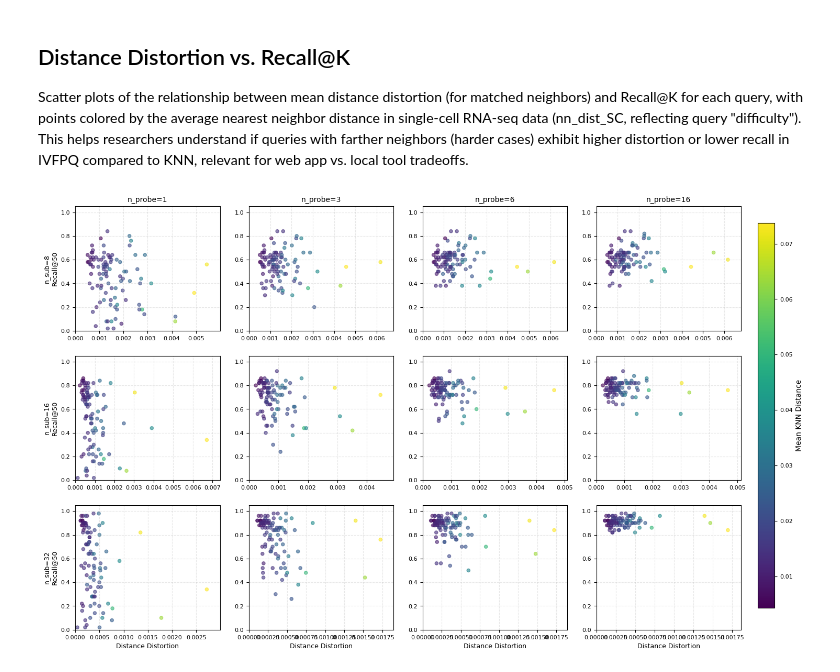
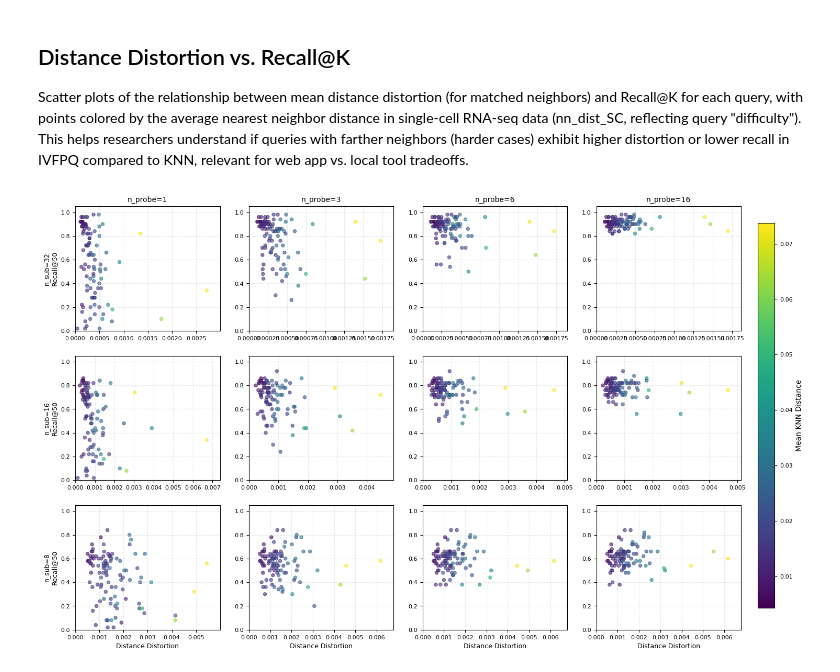
Before and after one commit to braingeneers/cytoverse, a Jupyter notebook: notebooks/analysis.ipynb, the cells around one changed output. Saved outputs shown, nothing was run; the diff lists cells and outputs as text; code cells hidden in the pictures.

Commit message:
Change direction of existing figure 4 so best is upper right

```diff
--- a/notebooks/analysis.ipynb
+++ b/notebooks/analysis.ipynb
@@ -1332,7 +1336,7 @@ def plot_distortion_vs_recall(
 ):
     """
     Generate scatter plots of mean distance distortion vs. Recall@K per query in a grid layout.
-    n_probe increases horizontally, n_sub increases vertically.
+    n_probe increases horizontally, n_sub increases vertically (reversed so highest n_sub is at top).
     Points are colored by nn_dist_SC (mean KNN distance per query).
     """
     # Compute nn_dist_SC (mean KNN distance per query)
@@ -1357,7 +1361,7 @@ def plot_distortion_vs_recall(
     # Track global min/max for consistent color scale
     vmin, vmax = nn_dist_SC.min(), nn_dist_SC.max()
 
-    for i, n_sub in enumerate(n_subs):
+    for i, n_sub in enumerate(reversed(n_subs)):
         for j, n_probe in enumerate(n_probes):
             ax = axes[i, j]
             key = (n_sub, n_probe)
@@ -1411,31 +1415,31 @@ def plot_distortion_vs_recall(
             ax.tick_params(labelsize=8)
 
     # Add single colorbar for all subplots
     fig.subplots_adjust(right=0.92)
     cbar_ax = fig.add_axes([0.94, 0.15, 0.02, 0.7])
     sm = plt.cm.ScalarMappable(cmap="viridis", norm=plt.Normalize(vmin=vmin, vmax=vmax))
     sm.set_array([])
     cbar = fig.colorbar(sm, cax=cbar_ax)
     cbar.set_label("Mean KNN Distance", fontsize=10)
     cbar.ax.tick_params(labelsize=8)
 
     # plt.tight_layout(rect=[0, 0, 0.92, 1])
     plt.savefig(
         "notebooks/figures/distortion_vs_recall_grid.pdf", dpi=150, bbox_inches="tight"
     )
     plt.show()
     plt.close()
 
 
 # Run the plot
 plot_distortion_vs_recall(
     knn_idxs,
     knn_dists,
     ivfpq_data,
     k_neighbors=k_neighbors,
     n_subs=n_subs,
     # n_probes=n_probes,
     n_probes=n_probes[::2],
 )
 # %% [output]
-[figure, old version]
+[figure, new version]
```
Also changed, not shown: parts of 4 cells of this notebook, 6 other files.
